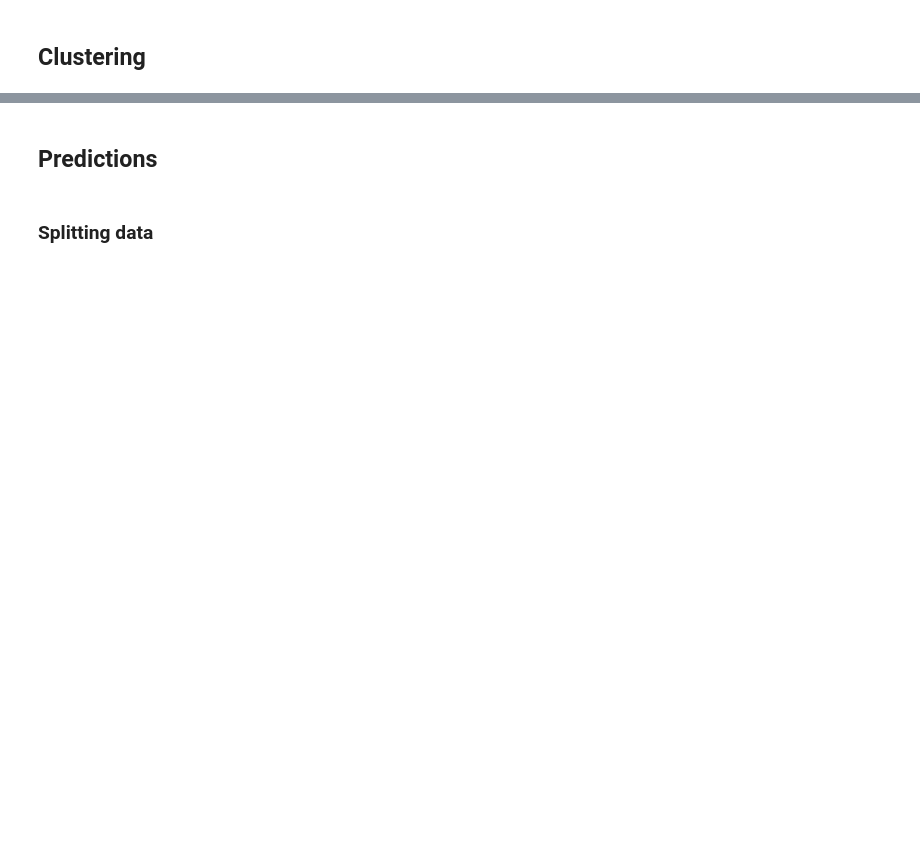
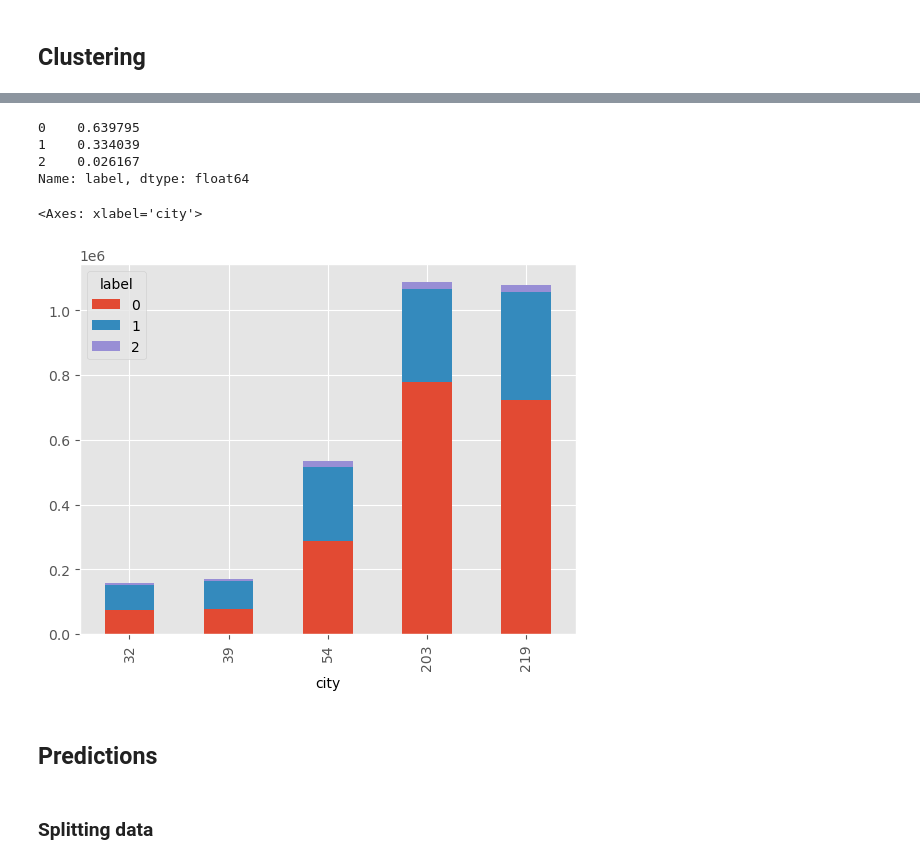
Before and after one commit to aromanenko/ML-pipeline-segmentation, a Jupyter notebook: notebooks/Baseline.ipynb, the cells around one changed output, grey strips where cells are left out. Saved outputs shown, nothing was run; the diff lists cells and outputs as text; code cells hidden in the pictures; blank space fills up the shorter version.

```diff
--- a/notebooks/Baseline.ipynb
+++ b/notebooks/Baseline.ipynb
@@ -145,0 +172,12 @@ df_merged.head()
+# %%
+## how to define number of clusters?
+
+N_CLUSTERS = 3
+agcl =  AgglomerativeClustering(n_clusters=N_CLUSTERS)
+cluster_labels = agcl.fit_predict(demand_top_sku_pivot)
+
+## add labels to dataset
+demand_top_sku_pivot['label'] = cluster_labels
+df_merged = df_merged.merge(demand_top_sku_pivot.reset_index()[['product_rk', 'label']], on='product_rk')
+df_merged = df_merged.sort_values('period_start_dt')
+df_merged.head()
@@ -146,3 +192,15 @@ df_merged.head()
+# %%
+df_merged['label'].value_counts(normalize=True)
+# %% [output]
+0    0.639795
+1    0.334039
+2    0.026167
+Name: label, dtype: float64
+# %%
+df_merged.groupby(['city', 'label'])['demand'].count().unstack().plot.bar(stacked=True)
+# %% [output]
+<Axes: xlabel='city'>
+[figure, added]
 # %% [markdown]
 ## Predictions
 # %% [markdown]
```
Also changed, not shown: parts of 45 cells of this notebook.
